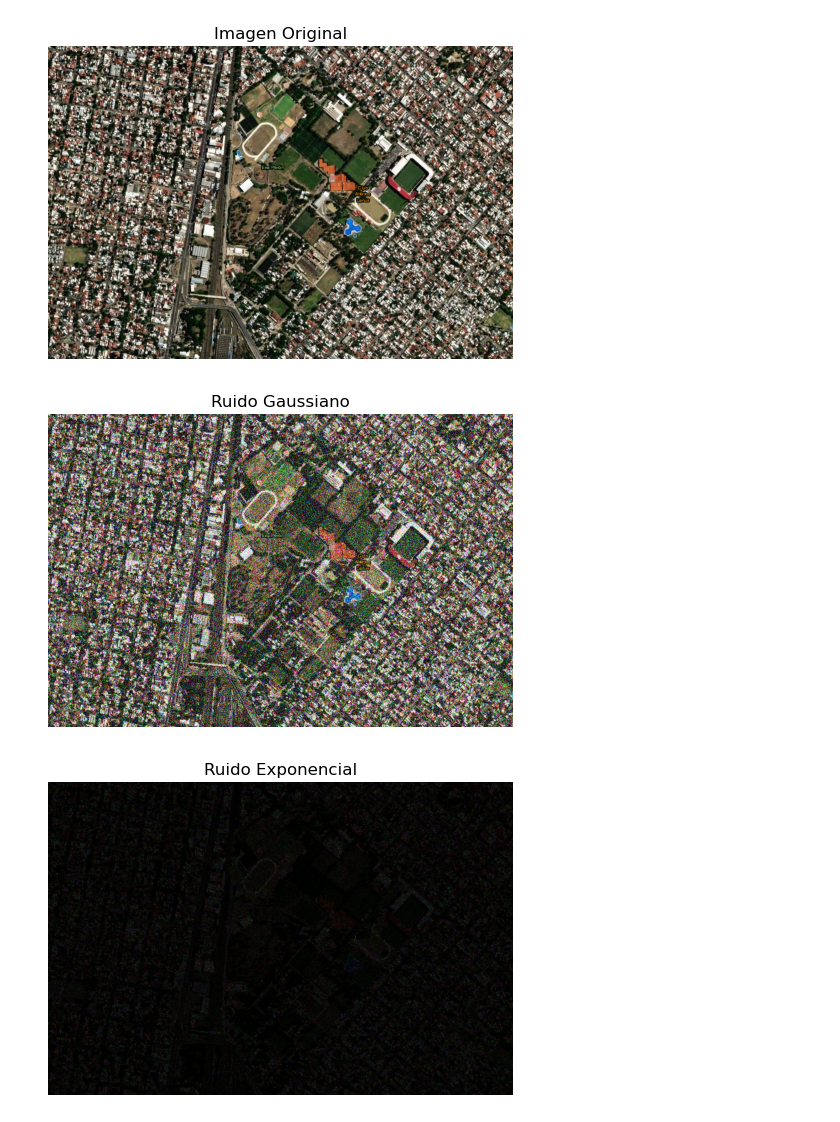
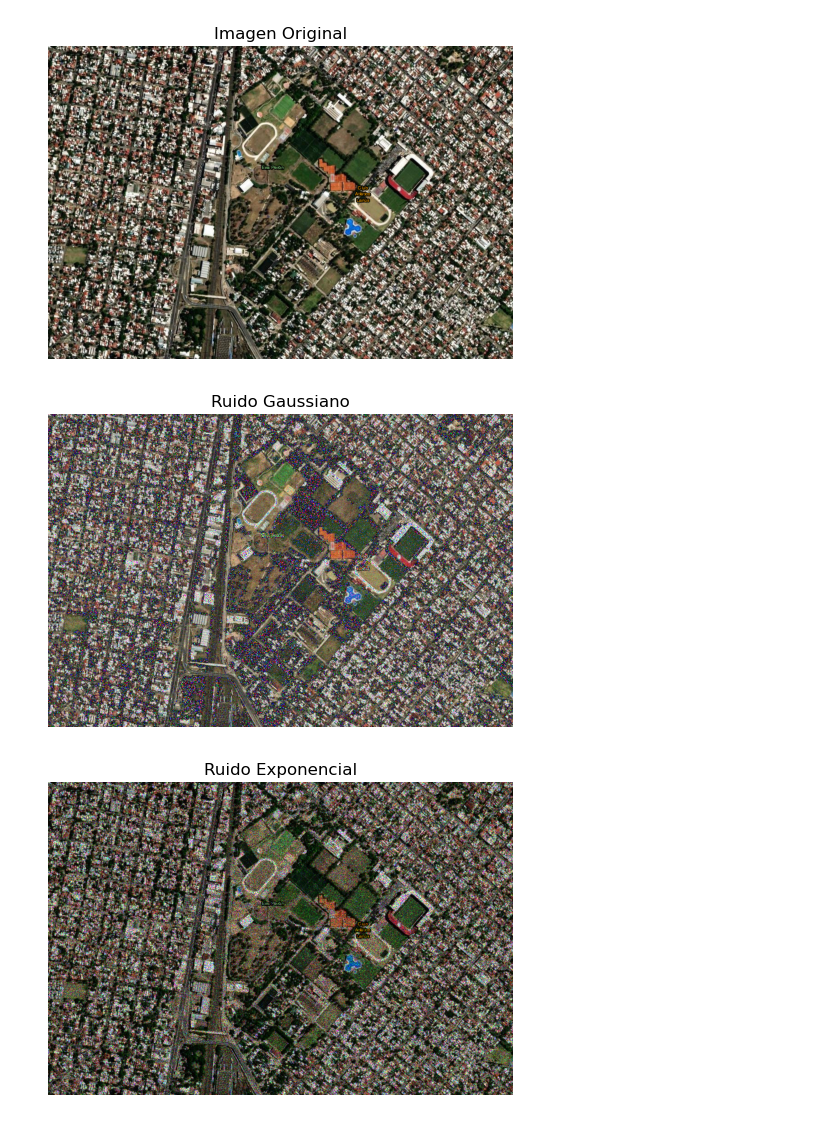
Before and after one commit to MatiasFlores96/Satellite-Image-Analytics-2, a Jupyter notebook: 0_Ruidos.ipynb, the cells around one changed output. Cells and saved outputs as stored; diff of their text form; code cells hidden in the pictures.

Commit message:
Fix ruidos.

```diff
--- a/0_Ruidos.ipynb
+++ b/0_Ruidos.ipynb
@@ -4,16 +4,16 @@ import numpy as np
 import matplotlib.pyplot as plt
 
 # Leer la imagen en color
-img = cv2.imread('lanus.png')
+imagen_rgb = cv2.imread('lanus.png')
 
 # Verificar si la imagen se ha cargado correctamente
-if img is None:
+if imagen_rgb is None:
     print("Error al cargar la imagen.")
     exit()
 
 # Mostrar las imágenes en gráficos separados
 plt.figure(figsize=(6, 6))
-plt.imshow(cv2.cvtColor(img, cv2.COLOR_BGR2RGB))
+plt.imshow(cv2.cvtColor(imagen_rgb, cv2.COLOR_BGR2RGB))
 plt.title('Imagen Original')
 plt.axis('off')
 plt.show()
@@ -21,15 +21,24 @@ plt.show()
 [figure]
 # %%
 # Agregar ruido Gaussiano aditivo
-def agregar_ruido_gaussiano(imagen, mean=0, var=0.1):
-    sigma = var ** 0.5
-    gauss = np.random.normal(mean, sigma, imagen.shape)
-    imagen_ruido = imagen + gauss * 255
-    imagen_ruido = np.clip(imagen_ruido, 0, 255).astype(np.uint8)
-    return imagen_ruido
+def add_gaussian_noise(image, mean, stddev, contamination_percentage):
+    # Genera ruido gaussiano
+    gaussian_noise = np.random.normal(mean, stddev, image.shape)
 
-imagen_ruido_gaussiano = agregar_ruido_gaussiano(img)
-cv2.imwrite('noisy-images/imagen_ruido_gaussiano.png', imagen_ruido_gaussiano)
+    # Calcula la máscara de contaminación
+    mask = np.random.rand(*image.shape) < (contamination_percentage / 100)
+
+    # Agrega el ruido a la imagen solo en los puntos especificados por la máscara
+    noisy_image = np.copy(image)
+    noisy_image[mask] = image[mask] + gaussian_noise[mask]
+
+    # Asegura que los valores se mantengan en el rango [0, 255]
+    noisy_image = np.clip(noisy_image, 0, 255).astype(np.uint8)
+
+    return noisy_image
+
+# Aplicar el ruido gaussiano a la imagen en escala de grises
+imagen_ruido_gaussiano = add_gaussian_noise(imagen_rgb, 0, 25, 70)
 
 plt.figure(figsize=(6, 6))
 plt.imshow(cv2.cvtColor(imagen_ruido_gaussiano, cv2.COLOR_BGR2RGB))
@@ -37,26 +46,36 @@ plt.title('Ruido Gaussiano')
 plt.axis('off')
 plt.show()
 # %% [output]
-[figure, old version]
+[figure, new version]
 # %%
 # Agregar ruido exponencial multiplicativo
-def agregar_ruido_exponencial(imagen, scale=5):
-    expo = np.random.exponential(scale, imagen.shape)
-    imagen_ruido = imagen * expo
-    imagen_ruido = imagen_ruido / np.max(imagen_ruido) * 255
-    imagen_ruido = np.clip(imagen_ruido, 0, 255).astype(np.uint8)
-    return imagen_ruido
+# Función para agregar ruido exponencial multiplicativo
+def add_exponential_noise(image, scale, contamination_percentage):
+    # Genera ruido exponencial
+    exponential_noise = np.random.exponential(scale, image.shape)
 
-imagen_ruido_exponencial = agregar_ruido_exponencial(img)
-cv2.imwrite('noisy-images/imagen_ruido_exponencial.png', imagen_ruido_exponencial)
+    # Calcula la máscara de contaminación
+    mask = np.random.rand(*image.shape) < (contamination_percentage / 100)
+
+    # Agrega el ruido a la imagen solo en los puntos especificados por la máscara
+    noisy_image = np.copy(image)
+    noisy_image[mask] = image[mask] * exponential_noise[mask]
+
+    # Asegura que los valores se mantengan en el rango [0, 255]
+    noisy_image = np.clip(noisy_image, 0, 255).astype(np.uint8)
+
+    return noisy_image
+
+# Aplicar el ruido exponencial a la imagen en escala de grises
+imagen_ruido_exponencial = add_exponential_noise(imagen_rgb, 1.0, 50)
 
 plt.figure(figsize=(6, 6))
 plt.imshow(cv2.cvtColor(imagen_ruido_exponencial, cv2.COLOR_BGR2RGB))
 plt.title('Ruido Exponencial')
 plt.axis('off')
 plt.show()
 # %% [output]
-[figure, old version]
+[figure, new version]
 # %%
 # Agregar ruido sal y pimienta
 def agregar_ruido_sal_pimienta(imagen, prob=0.1):
```
Also changed, not shown: parts of 1 cell of this notebook, 1 other file.
